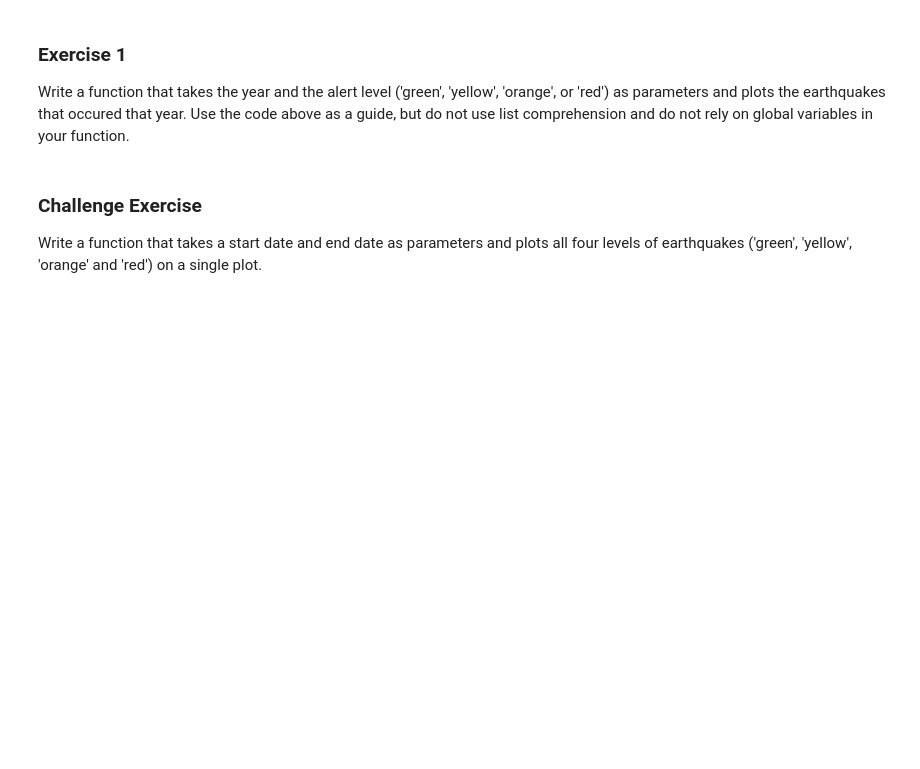
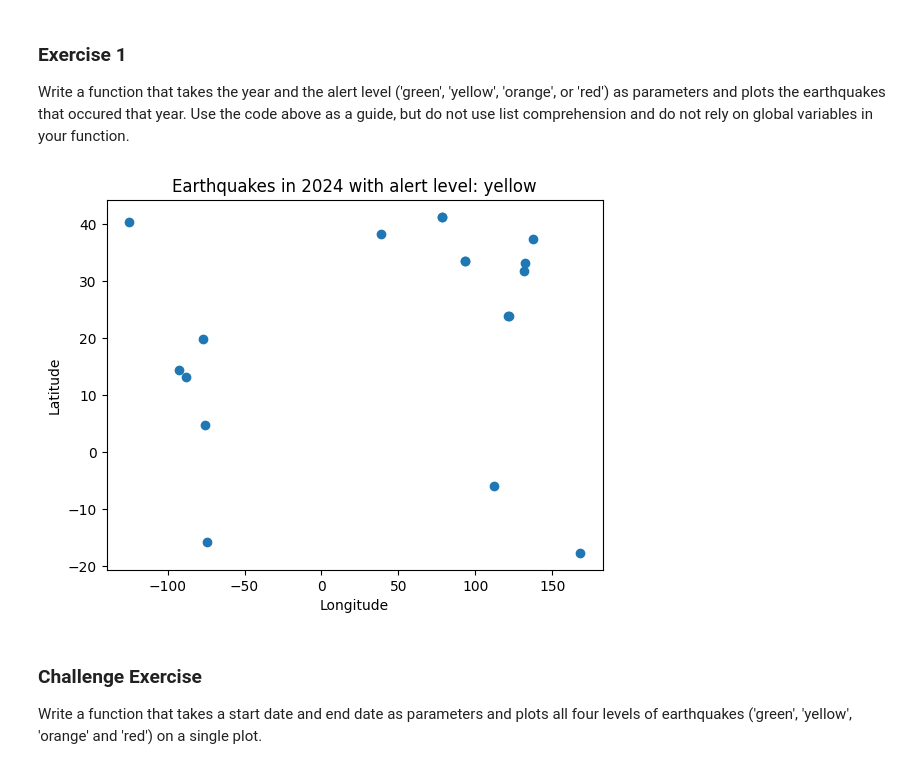
Before and after one commit to Juntolli/comp215, a Jupyter notebook: labs/lab01-introduction.ipynb, the cells around one changed output. Cells and saved outputs as stored; diff of their text form; code cells hidden in the pictures; blank space fills up the shorter version.

```diff
--- a/labs/lab01-introduction.ipynb
+++ b/labs/lab01-introduction.ipynb
@@ -150,3 +168,41 @@ Write a function that takes the year and the alert level ('green', 'yellow', 'or
+# %%
+# your Ex. 1 code here
+
+
+def plot_earthquakes(
+    year, alert_level):
+
+# Define API
+  api_url = 'https://earthquake.usgs.gov/fdsnws/event/1/query?'
+  params_dict = {'format': 'geojson', 'starttime': f'{year}-01-01', 'endtime': f'{year}-12-31', 'alertlevel': alert_level}
+
+#API requests
+  response = requests.get(api_url, params = params_dict)
+  data = json.loads(response.text)
+
+# List of events
+  longitudes = []
+  latitudes = []
+
+  for event in data['features']:
+    longitudes.append(event['geometry']['coordinates'][0])
+    latitudes.append(event['geometry']['coordinates'][1])
+
+
+# Plot the data
+  fig, ax = plt.subplots()
+  ax.scatter(longitudes, latitudes)
+  plt.title(f"Earthquakes in {year} with alert level: {alert_level}")
+  plt.xlabel("Longitude")
+  plt.ylabel("Latitude")
+  plt.show()
+
+
+
+
+plot_earthquakes('2024', 'yellow')
+# %% [output]
+[figure, added]
 # %% [markdown]
 ### Challenge Exercise
 
```
Also changed, not shown: parts of 5 cells of this notebook.
